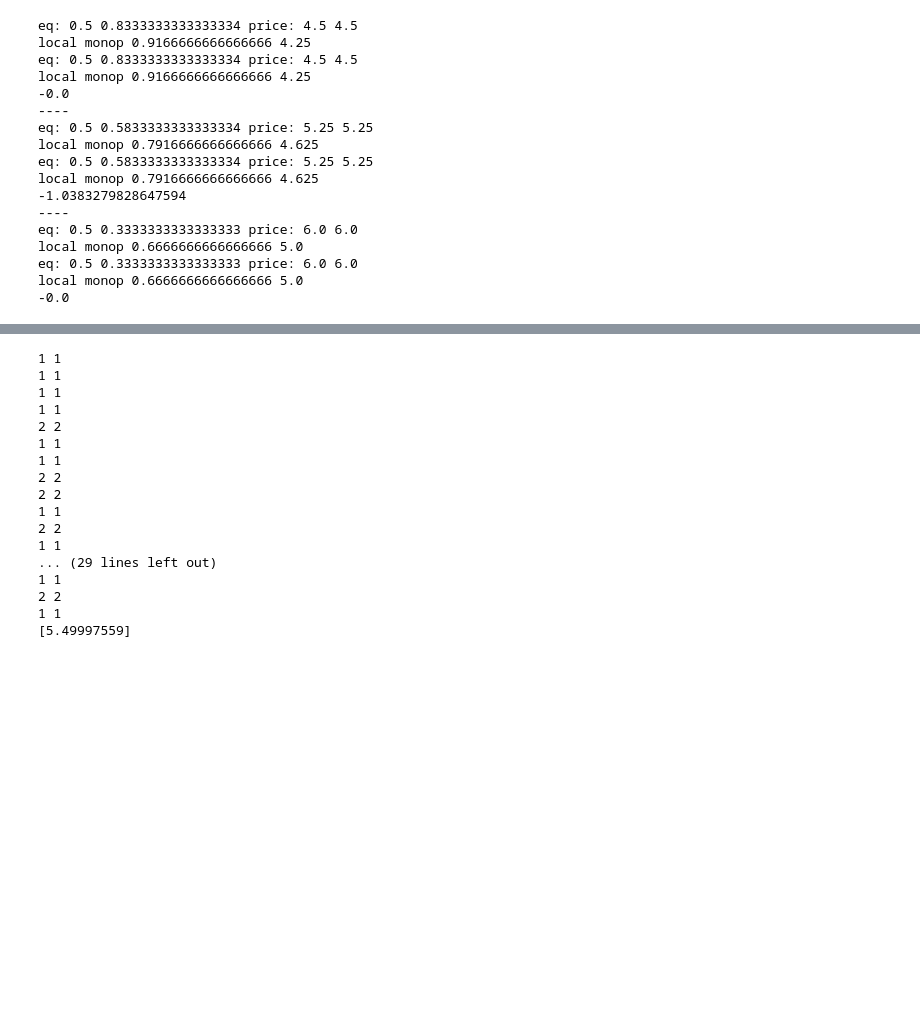
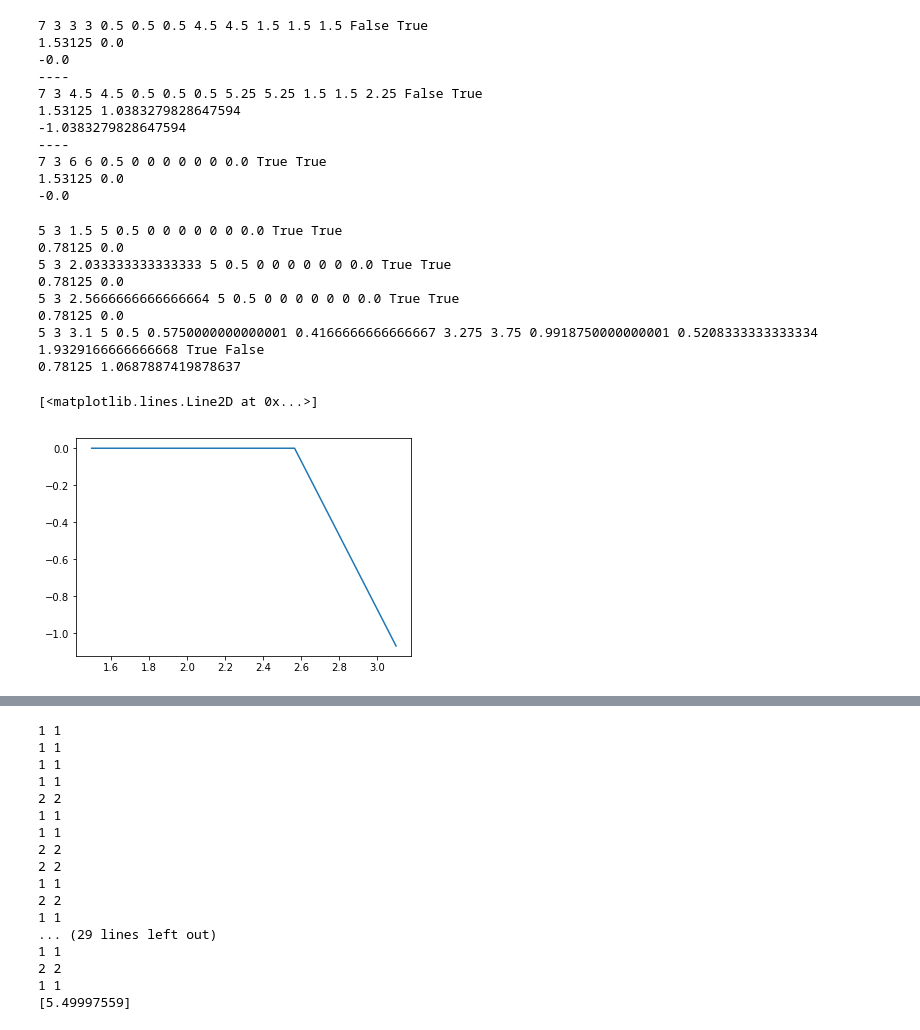
Before and after one commit to ericschulman/health_bargains, a Jupyter notebook: numerical.ipynb, the cells around one changed output, grey strips where cells are left out. Drawn from its saved outputs; the diff is of its cells as text; code cells hidden in the pictures; blank space fills up the shorter version.

```diff
--- a/numerical.ipynb
+++ b/numerical.ipynb
@@ -31,7 +31,7 @@ def calc_eq(theta1, theta2, mu1, mu2, cost, listprice):
     t1 = calc_t(theta1, theta2, mu1, mu2, cost, listprice)
     #check to see if interior makes sense?
 
-    print('eq:',t1,(listprice - p1)/cost, 'price:', p1 ,p2)
+    #print('eq:',t1,(listprice - p1)/cost, 'price:', p1 ,p2)
     if t1 > (listprice - p1)/cost or t1 < 0:
         t1 = -1
 
@@ -41,7 +41,7 @@ def calc_eq(theta1, theta2, mu1, mu2, cost, listprice):
     #does monopoly make sense?
     t0_firm2 = (listprice - mu2*theta2)/(2*cost)
 
-    print('local monop',t0,p0)
+    #print('local monop',t0,p0)
     if t0_firm2 + t0 > 1:
         t0 = -1
 
@@ -55,7 +55,7 @@ def calc_profits(theta1,theta2,mu1,mu2,cost, listprice):
     t1, profits1, prices1, index1 = calc_eq(theta1, theta2, mu1, mu2, cost, listprice)
     t2, profits2, prices2, index2 = calc_eq(theta2, theta1, mu2, mu1, cost, listprice)
     hosp_profit = t1[index1]*theta1*mu1 +  t2[index2]*theta2*mu2
-
+    print(listprice,cost, theta1, theta2, mu1, t1[index1], t2[index2], prices1[index1], prices2[index2] ,profits1[index1], profits2[index2], hosp_profit, (index1==0 or index2==0 or index2 ==2 or index1==2),(index1==1 or index2==1 or index2 ==2 or index1==2))
     return hosp_profit, profits1[index1], profits2[index2]
 
 
@@ -72,6 +72,7 @@ def outside_simlt(cost,listprice):
 def nash_in_nash(theta1, theta2, mu1, mu2, cost, listprice, outside):
     hosp_profit, profits1, profits2 = calc_profits(theta1, theta2, mu1, mu2, cost, listprice)
     obj = -1*(max(hosp_profit-outside,0)*profits1)**.5
+    print(outside,-1*obj)
     return obj
 
 
@@ -83,23 +84,36 @@ print(nash_in_nash(4.5,4.5,.5, .5, COST,LIST, outside_simlt(COST,LIST)))
 print('----')
 print(nash_in_nash(LIST-1,LIST-1, .5, .5, COST, LIST, outside_simlt(COST,LIST)))
 # %% [output]
-eq: 0.5 0.8333333333333334 price: 4.5 4.5
-local monop 0.9166666666666666 4.25
-eq: 0.5 0.8333333333333334 price: 4.5 4.5
-local monop 0.9166666666666666 4.25
+7 3 3 3 0.5 0.5 0.5 4.5 4.5 1.5 1.5 1.5 False True
+1.53125 0.0
 -0.0
 ----
-eq: 0.5 0.5833333333333334 price: 5.25 5.25
-local monop 0.7916666666666666 4.625
-eq: 0.5 0.5833333333333334 price: 5.25 5.25
-local monop 0.7916666666666666 4.625
+7 3 4.5 4.5 0.5 0.5 0.5 5.25 5.25 1.5 1.5 2.25 False True
+1.53125 1.0383279828647594
 -1.0383279828647594
 ----
-eq: 0.5 0.3333333333333333 price: 6.0 6.0
-local monop 0.6666666666666666 5.0
-eq: 0.5 0.3333333333333333 price: 6.0 6.0
-local monop 0.6666666666666666 5.0
+7 3 6 6 0.5 0 0 0 0 0 0 0.0 True True
+1.53125 0.0
 -0.0
+# %%
+COST = 3
+LIST = 5
+MU = .5
+
+plt.plot([i for i in np.linspace(1.5,3.1,num=4)],
+         [nash_in_nash(i, LIST, MU, MU, COST,LIST, outside_simlt(COST,LIST))
+                                                          for i in np.linspace(1.5,3.1,num=4)])
+# %% [output]
+5 3 1.5 5 0.5 0 0 0 0 0 0 0.0 True True
+0.78125 0.0
+5 3 2.033333333333333 5 0.5 0 0 0 0 0 0 0.0 True True
+0.78125 0.0
+5 3 2.5666666666666664 5 0.5 0 0 0 0 0 0 0.0 True True
+0.78125 0.0
+5 3 3.1 5 0.5 0.5750000000000001 0.4166666666666667 3.275 3.75 0.9918750000000001 0.5208333333333334 1.9329166666666668 True False
+0.78125 1.0687887419878637
+[<matplotlib.lines.Line2D at 0x...>]
+[figure, added]
 # %%
 COST = 3
 LIST = 7
```
Also changed, not shown: parts of 2 cells of this notebook, 1 other file.
